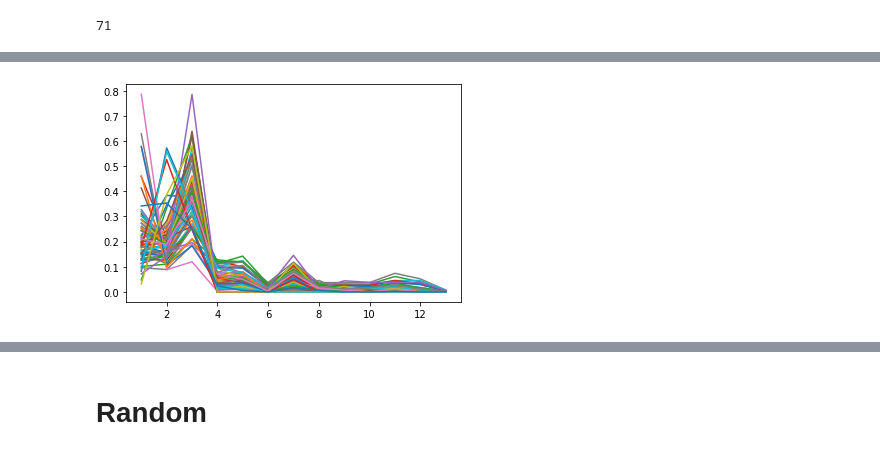
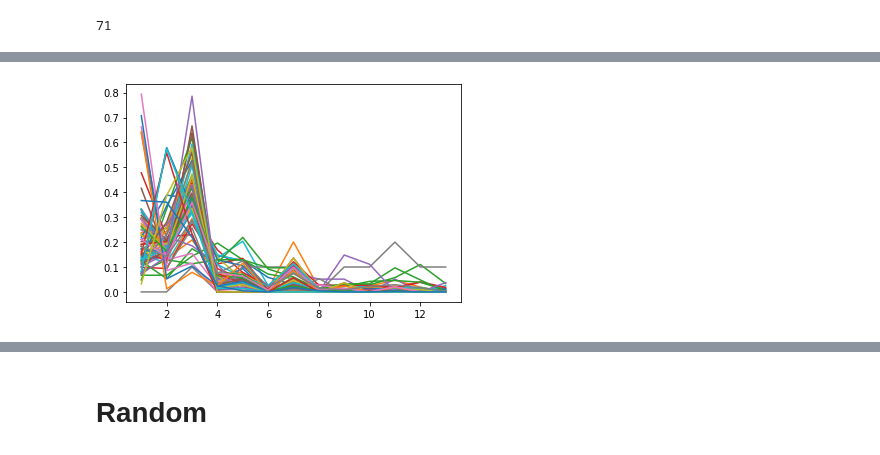
Before and after one commit to EnricoBorriello/Triads_Topology_Bio_Nets, a Jupyter notebook: Adjacency Matrices.ipynb, the cells around one changed output, grey strips where cells are left out. Cells and saved outputs as stored; diff of their text form; code cells hidden in the pictures.

```diff
--- a/Adjacency Matrices.ipynb
+++ b/Adjacency Matrices.ipynb
@@ -85,7 +108,0 @@ norm = df.sum(axis=1,numeric_only=True)
-# %%
-for i in range(len(df)):
-    pr = np.array(df.loc[i])[:13]/norm.loc[i]
-    t = np.arange(1,14)
-    plt.plot(t,pr)
-# %% [output]
-[figure, removed]
@@ -91,0 +111,7 @@ for i in range(len(df)):
+# %%
+for i in range(len(norm_df)):
+    pr = norm_df.loc[i]
+    t = np.arange(1,14)
+    plt.plot(t,pr)
+# %% [output]
+[figure, added]
```
Also changed, not shown: parts of 10 cells of this notebook.
